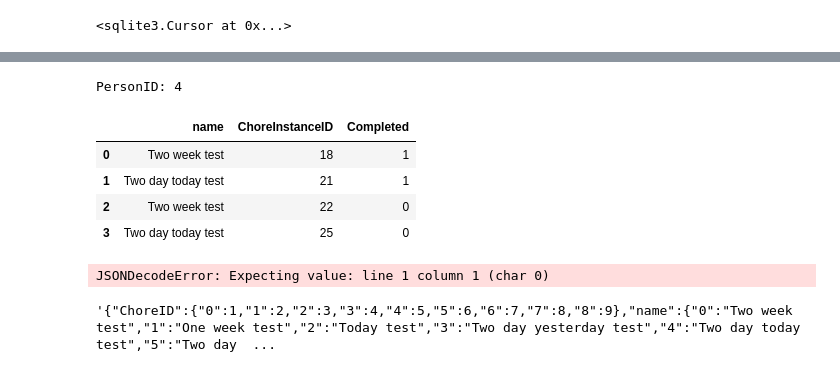
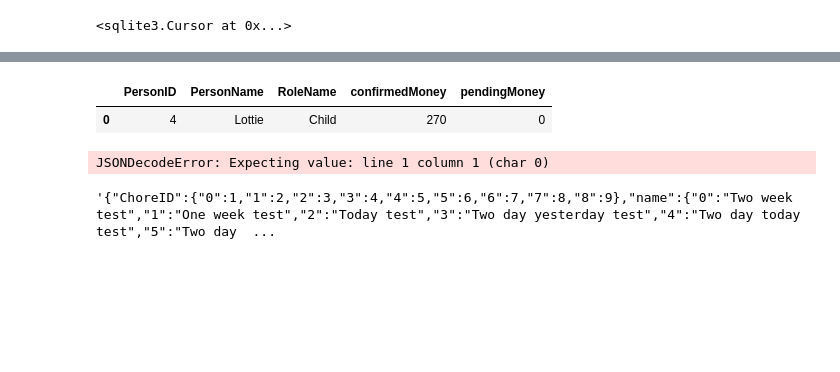
Before and after one commit to gorbynet/ChoreTracker, a Jupyter notebook: api_test.ipynb, the cells around one changed output, grey strips where cells are left out. Drawn from its saved outputs; the diff is of its cells as text; code cells hidden in the pictures; blank space fills up the shorter version.

```diff
--- a/api_test.ipynb
+++ b/api_test.ipynb
@@ -23,0 +24,9 @@ utils.get_chores()
+# %%
+choreInstanceId=38
+chore_check = utils.query_db(f"""
+        select * from choreinstances where choreinstanceid={choreInstanceId}
+        """)
+
+utils.update_balance(
+    PersonId=chore_check['CompletedBy'].values[0],
+    AddBalance=chore_check['Rate'].values[0])
@@ -23,0 +71,2 @@ utils.get_chores()
+# %%
+utils.update_db("delete from credentials", commit=True)
@@ -23,0 +75,8 @@ utils.get_chores()
+# %%
+utils.update_db(q=f""" insert into credentials
+        (RoleID, PersonID, Passcode)
+        VALUES
+        ('2', '{None}', '{d}')
+        """,
+    commit=True
+)
@@ -23,0 +85,7 @@ utils.get_chores()
+# %%
+utils.update_db(q=f""" update credentials
+        set Passcode = '{passcode}'
+        where RoldID = '2';
+        """,
+    commit=True
+)
@@ -106,14 +232,10 @@ select * from choreinstances where date(ChoreDate)=date('{chore_date.date()}') a
 # %%
 utils.update_choreinstances()
 # %%
-utils.get_person_chores(personId=4)
+utils.get_person_details(PersonID=4)
 # %% [output]
-PersonID: 4
-|  | name | ChoreInstanceID | Completed |
-| 0 | Two week test | 18 | 1 |
-| 1 | Two day today test | 21 | 1 |
-| 2 | Two week test | 22 | 0 |
-| 3 | Two day today test | 25 | 0 |
+|  | PersonID | PersonName | RoleName | confirmedMoney | pendingMoney |
+| 0 | 4 | Lottie | Child | 270 | 0 |
 # %%
 s = requests.Session()
 # %%
```
Also changed, not shown: parts of 23 cells of this notebook, 9 other files.
